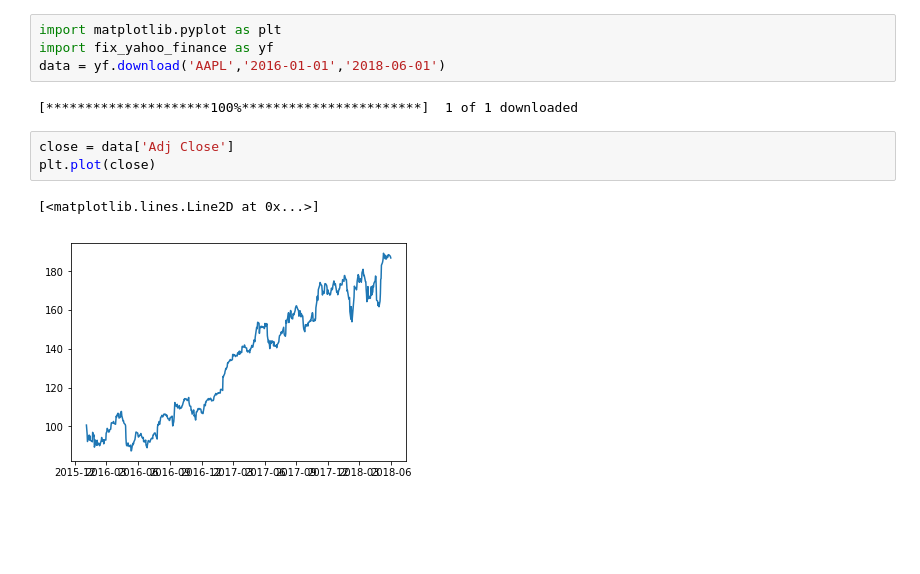
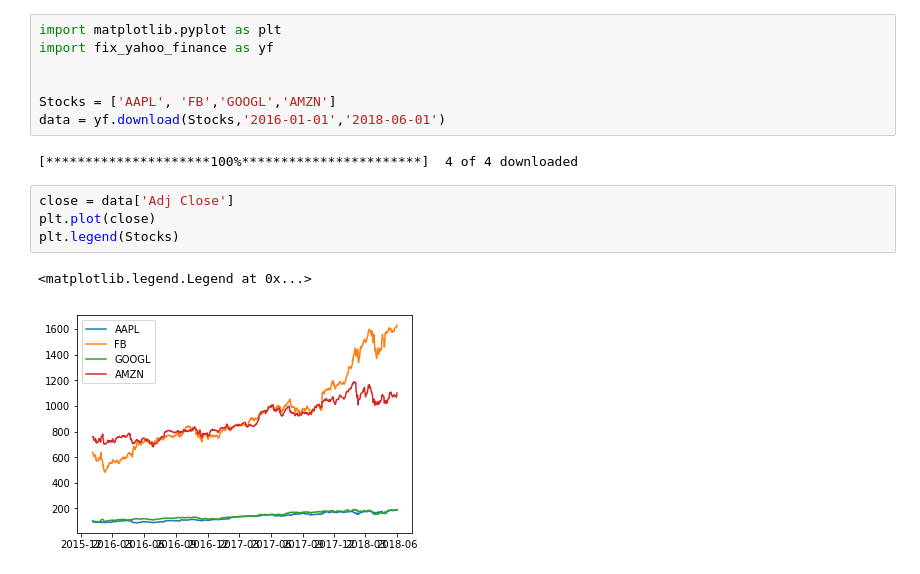
Before and after one commit to YangZhou7/Multi-Armed-Bandit-, a Jupyter notebook: StockData.ipynb, the cells around one changed output. Drawn from its saved outputs; the diff is of its cells as text; blank space fills up the shorter version.

```diff
--- a/StockData.ipynb
+++ b/StockData.ipynb
@@ -1,12 +1,16 @@
 # %%
 import matplotlib.pyplot as plt
 import fix_yahoo_finance as yf
-data = yf.download('AAPL','2016-01-01','2018-06-01')
+
+
+Stocks = ['AAPL', 'FB','GOOGL','AMZN']
+data = yf.download(Stocks,'2016-01-01','2018-06-01')
 # %% [output]
-[*********************100%***********************]  1 of 1 downloaded
+[*********************100%***********************]  4 of 4 downloaded
 # %%
 close = data['Adj Close']
 plt.plot(close)
+plt.legend(Stocks)
 # %% [output]
-[<matplotlib.lines.Line2D at 0x...>]
+<matplotlib.legend.Legend at 0x...>
-[figure, old version]
+[figure, new version]
```
Also changed, not shown: parts of 1 cell of this notebook.
